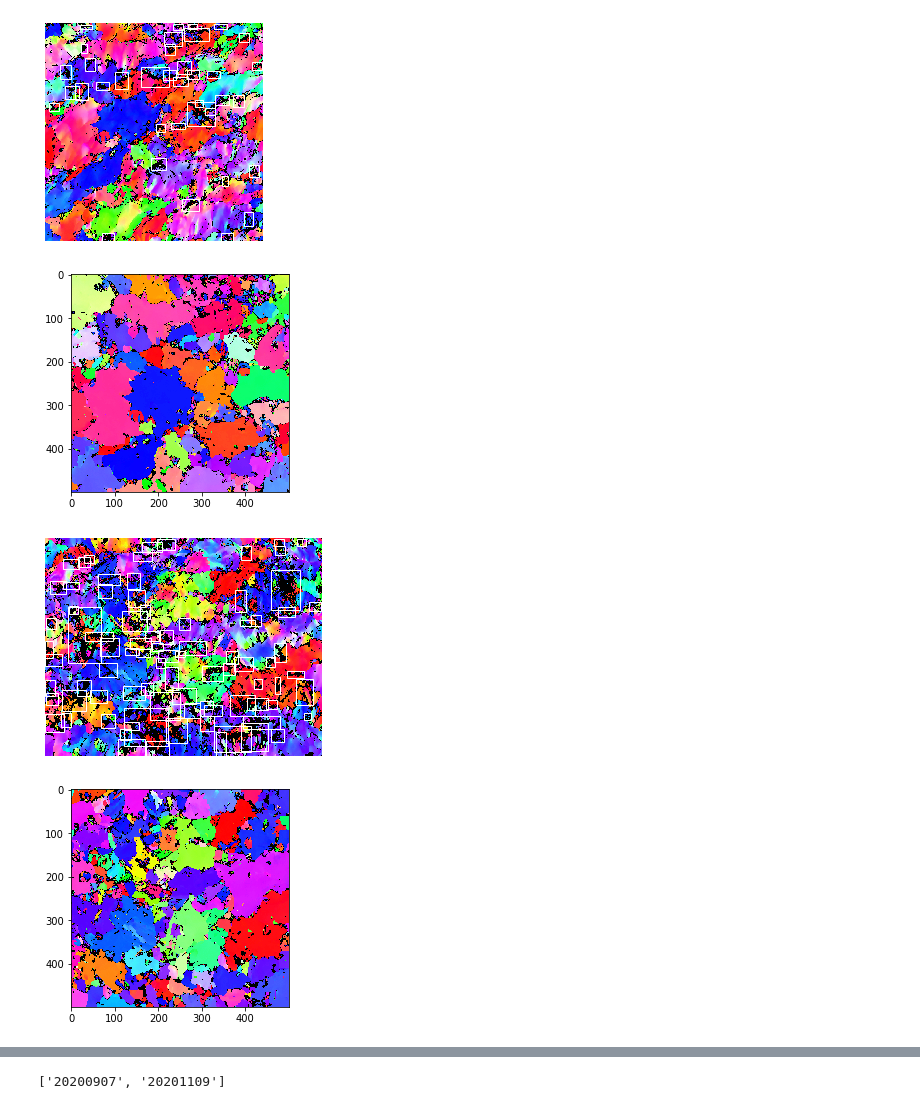
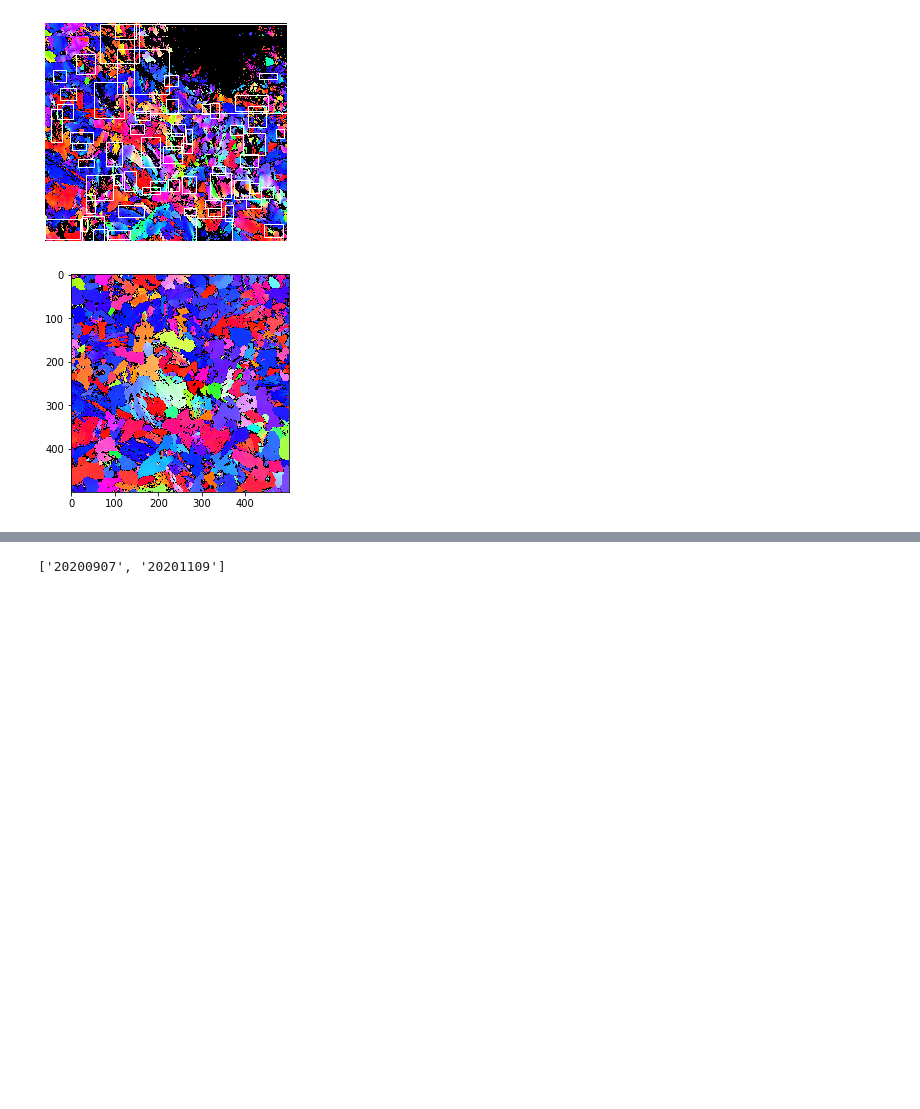
Before and after one commit to tsukiyashirokisaki/dp780, a Jupyter notebook: deform.ipynb, the cells around one changed output, grey strips where cells are left out. Drawn from its saved outputs; the diff is of its cells as text; code cells hidden in the pictures; blank space fills up the shorter version.

```diff
--- a/deform.ipynb
+++ b/deform.ipynb
@@ -89,36 +89,35 @@ def prepare_location(option):
 #         corner_b = []
         # w0,h0,w,h
         for i in range(len(crack_rec)):
             top,bot,left,right = crack_rec[i]
 #             top = (top+bot)//2-25
 #             left = (left+right)//2-25
             try:
 #                 p,min_val=match(L2,im_[top:top+h,left:left+w],im,top,left)
 #                 if min_val<5000 and p[0]>0 and p[1]>0 and p[0]+h<im.shape[0] and p[1]+w<im.shape[1]:
                 rect = patches.Rectangle((left,top),right-left,bot-top,linewidth=1,edgecolor='w',facecolor='none')
                 ax.add_patch(rect)
                 corner_d.append([top,left])
                 corner_b.append(p)
             except:
                 pass
         plt.savefig("output/{option}_{date}d.png".format(option=option,date=dataset.dates[index]),dpi=600,bbox_inches='tight',pad_inches=0)
         plt.show()
         fig,ax = plt.subplots(1)
         ax.imshow(dataset.im[index][:,:,6:][...,[2,1,0]])
         cv2.imwrite("output/{option}_{date}b.png".format(option=option,date=dataset.dates[index]),255*dataset.im[index][:,:,6:])
 #         plt.savefig("output/{option}{index}b.png".format(option=option,index=index),dpi=600)
         # w0,h0,w,h
 #         for i in range(len(corner_b)):
 #             top,left = corner_b[i]
 #             rect = patches.Rectangle((left,top),50,50,linewidth=1,edgecolor='w',facecolor='none')
 #             ax.add_patch(rect)
 #         plt.savefig("output/{option}{index}b.png".format(option=option,index=index),dpi=600)
 #         plt.show()
 #         np.save("output/{option}_corner_{index}.npy".format(option=option,index=index),[corner_b,corner_d])
-prepare_location("train")
-prepare_location("test")
+# prepare_location("train")
+# prepare_location("test")
+prepare_location("980")
 # %% [output]
-[figure, old version]
+[figure, new version]
-[figure, old version]
+[figure, new version]
-[figure, removed]
-[figure, removed]
```
Also changed, not shown: parts of 1 cell of this notebook, 8 other files.
